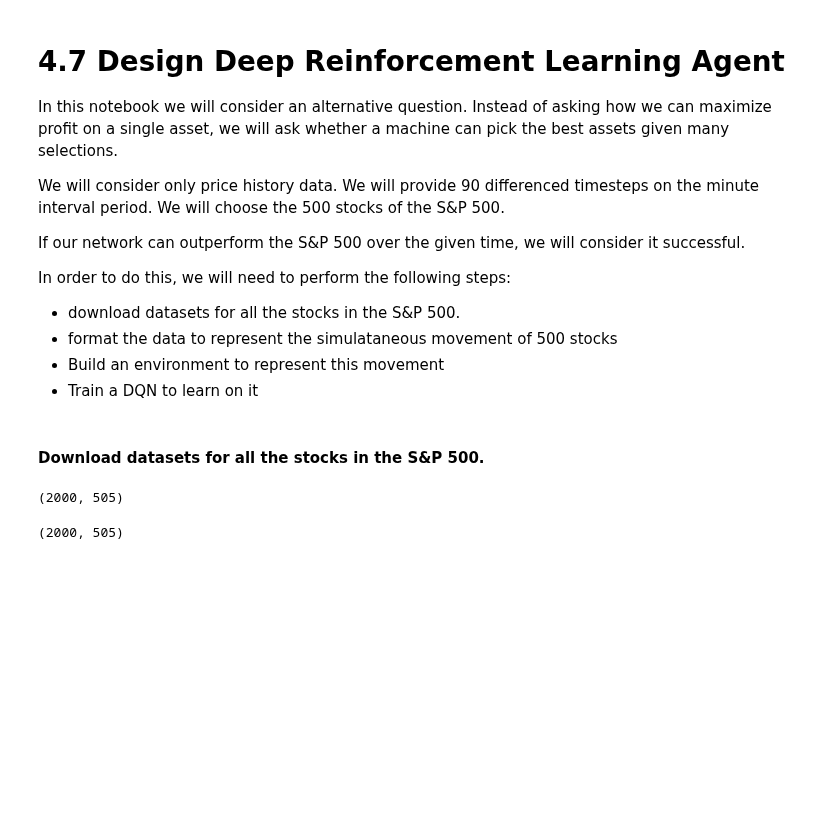
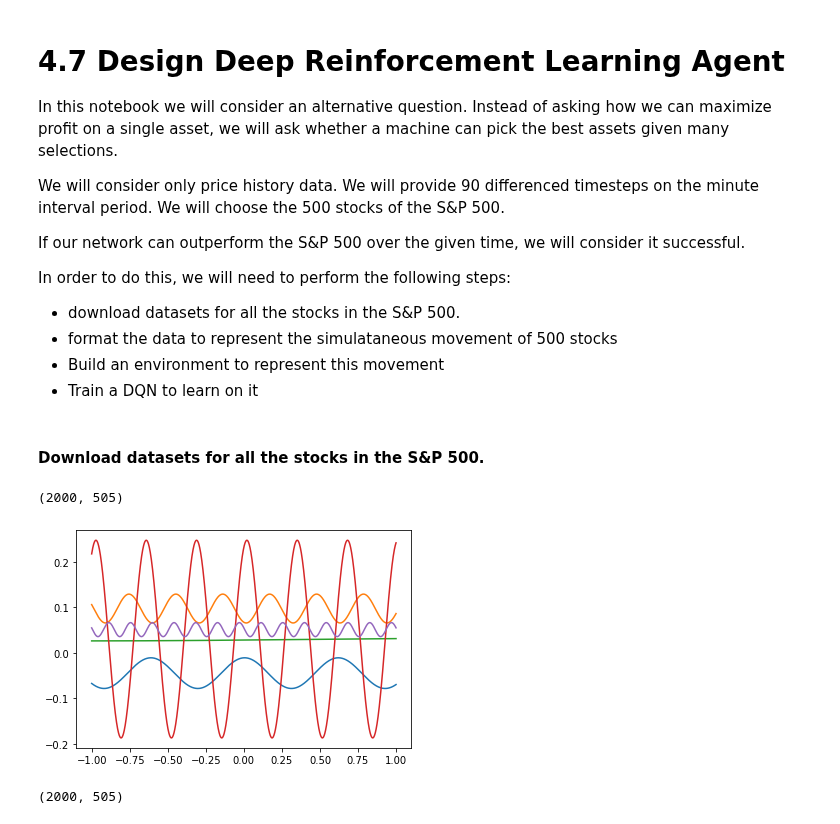
Before and after one commit to MarkPopovich/financial-ml, a Jupyter notebook: 4-Modeling/4.7 Design Deep Reinforcement Learning Agent.ipynb, the cells around one changed output. Cells and saved outputs as stored; diff of their text form; code cells hidden in the pictures; blank space fills up the shorter version.

```diff
--- a/4-Modeling/4.7 Design Deep Reinforcement Learning Agent.ipynb
+++ b/4-Modeling/4.7 Design Deep Reinforcement Learning Agent.ipynb
@@ -105,6 +109,12 @@ X = np.matmul(x, A) + B
 X.shape
 # %% [output]
 (2000, 505)
+# %%
+import matplotlib.pyplot as plt
+
+plt.plot(x, X[:, -5:]);
+# %% [output]
+[figure, added]
 # %%
 # X = df[::-1].to_numpy()
 # %%
```
Also changed, not shown: parts of 15 cells of this notebook.
